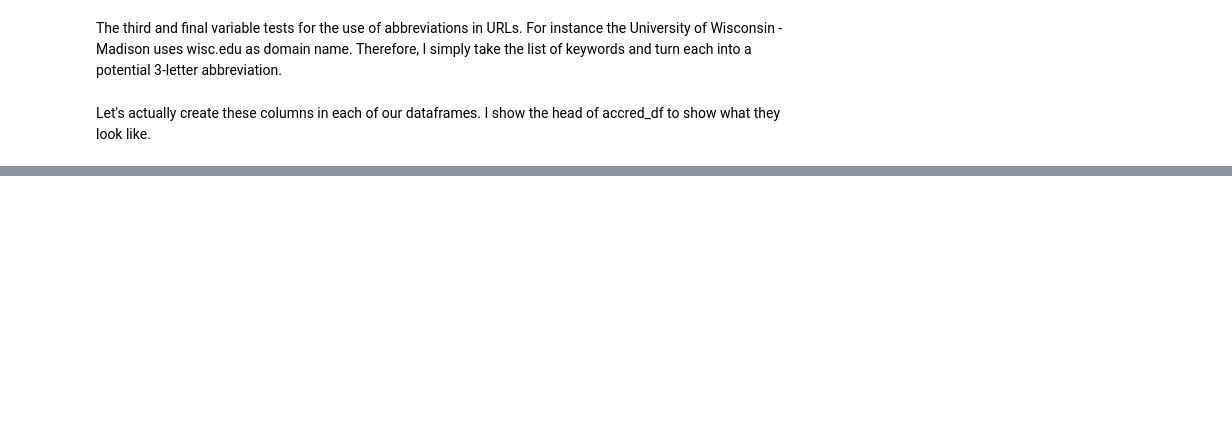
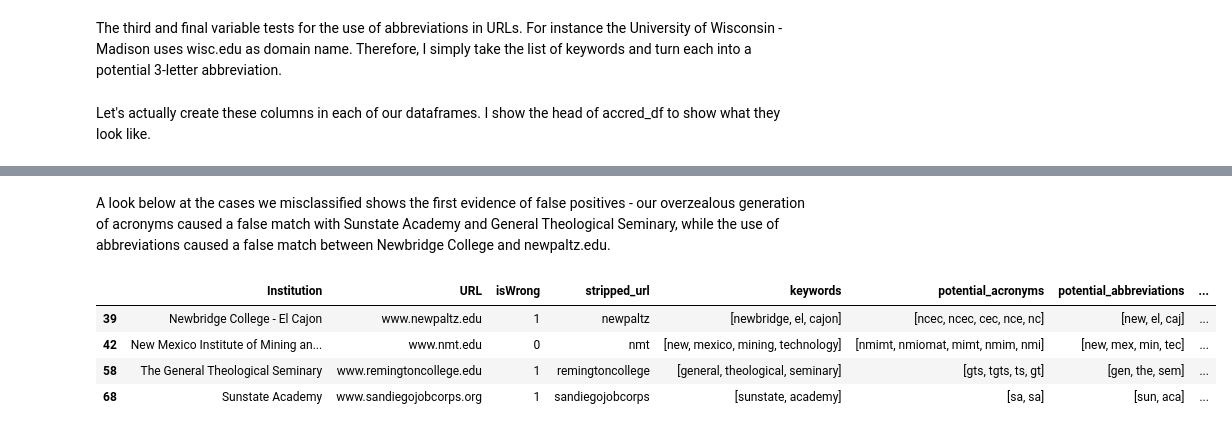
Before and after one commit to magratheazaphod/nextcaller, a Jupyter notebook: two_final.ipynb, the cells around one changed output, grey strips where cells are left out. Cells and saved outputs as stored; diff of their text form; code cells hidden in the pictures; blank space fills up the shorter version.

```diff
--- a/two_final.ipynb
+++ b/two_final.ipynb
@@ -161,0 +294,10 @@ def check_any_acronym_extra(x):
+# %% [markdown]
+A look below at the cases we misclassified shows the first evidence of false positives - our overzealous generation of acronyms caused a false match with Sunstate Academy and General Theological Seminary, while the use of abbreviations caused a false match between Newbridge College and newpaltz.edu.
+# %%
+sample_df[sample_df['BasicPrediction'] == False]
+# %% [output]
+|  | Institution | URL | isWrong | stripped_url | keywords | potential_acronyms | potential_abbreviations | ... |
+| 39 | Newbridge College - El Cajon | www.newpaltz.edu | 1 | newpaltz | [newbridge, el, cajon] | [ncec, ncec, cec, nce, nc] | [new, el, caj] | ... |
+| 42 | New Mexico Institute of Mining an... | www.nmt.edu | 0 | nmt | [new, mexico, mining, technology] | [nmimt, nmiomat, mimt, nmim, nmi] | [new, mex, min, tec] | ... |
+| 58 | The General Theological Seminary | www.remingtoncollege.edu | 1 | remingtoncollege | [general, theological, seminary] | [gts, tgts, ts, gt] | [gen, the, sem] | ... |
+| 68 | Sunstate Academy | www.sandiegojobcorps.org | 1 | sandiegojobcorps | [sunstate, academy] | [sa, sa] | [sun, aca] | ... |
```
Also changed, not shown: parts of 25 cells of this notebook, 1 other file.
